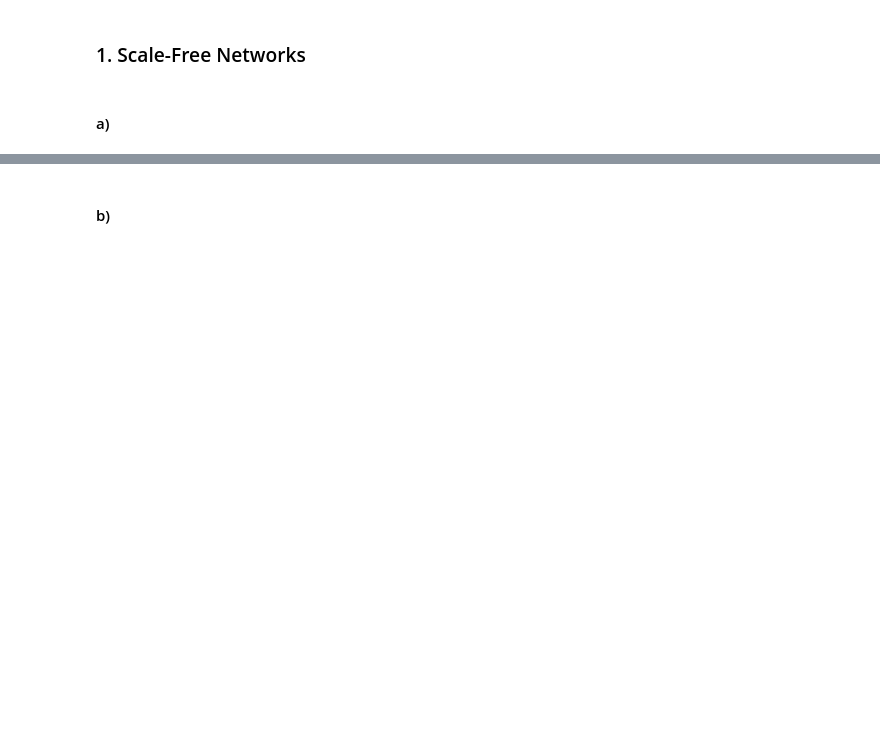
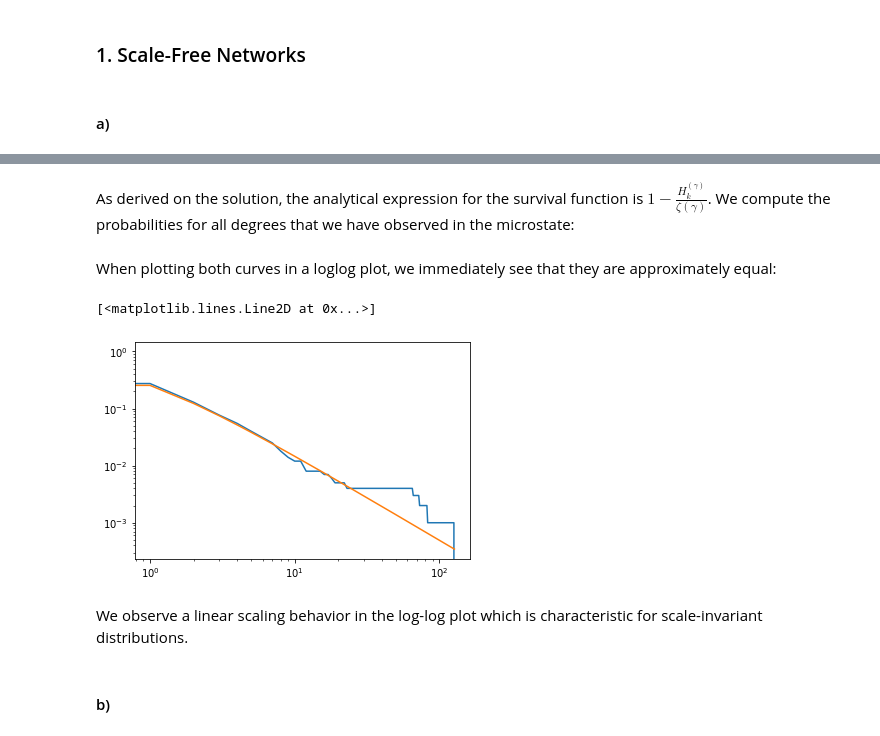
Before and after one commit to TreeMage/sna-exercises, a Jupyter notebook: sheet07.ipynb, the cells around one changed output, grey strips where cells are left out. Saved outputs shown, nothing was run; the diff lists cells and outputs as text; code cells hidden in the pictures; blank space fills up the shorter version.

Commit message:
Solutions to Sheet 07.

```diff
--- a/sheet07.ipynb
+++ b/sheet07.ipynb
@@ -21,3 +24,3 @@ net = pp.generators.Molloy_Reed(degrees)
 # %%
-probs =  np.bincount(degrees) / n
-cum_probs = 1 - np.cumsum(probs)
+p =  np.bincount(degrees) / n
+p_c = 1 - np.cumsum(p)
@@ -29,3 +29,24 @@ plt.loglog(cum_probs)
+# %%
+def Hk(k: int, gamma: float) -> float:
+    return sum([(i+1)**-gamma for i in range(k)])
+# %%
+def zeta(gamma: float) -> float:
+    from scipy.special import zeta
+    return zeta(gamma)
+# %% [markdown]
+As derived on the solution, the analytical expression for the survival function is $1 - \frac{H_k^{(\gamma)}}{\zeta(\gamma)}$. We compute the probabilities for all degrees that we have observed in the microstate:
+# %%
+p_a = [1 - Hk((k),gamma)/zeta(gamma) for k in range(len(p_c))]
+# %% [markdown]
+When plotting both curves in a loglog plot, we immediately see that they are approximately equal:
+# %%
+plt.loglog(p_c)
+plt.loglog(p_a)
+# %% [output]
+[<matplotlib.lines.Line2D at 0x...>]
+[figure, added]
+# %% [markdown]
+We observe a linear scaling behavior in the log-log plot which is characteristic for scale-invariant distributions.
 # %% [markdown]
 #### b)
 # %%
```
Also changed, not shown: parts of 32 cells of this notebook, 1 other file.
